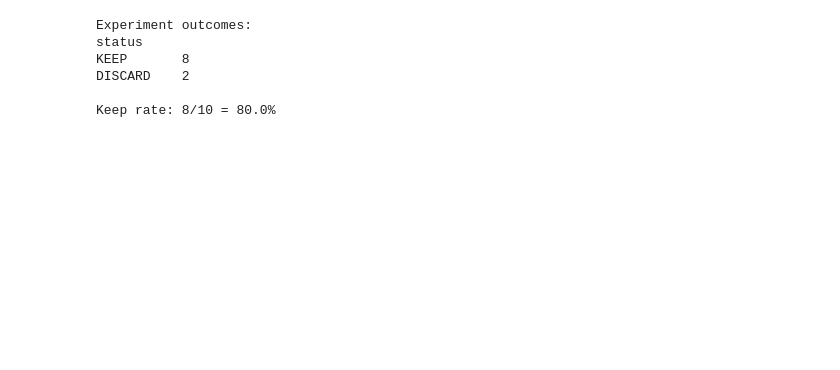
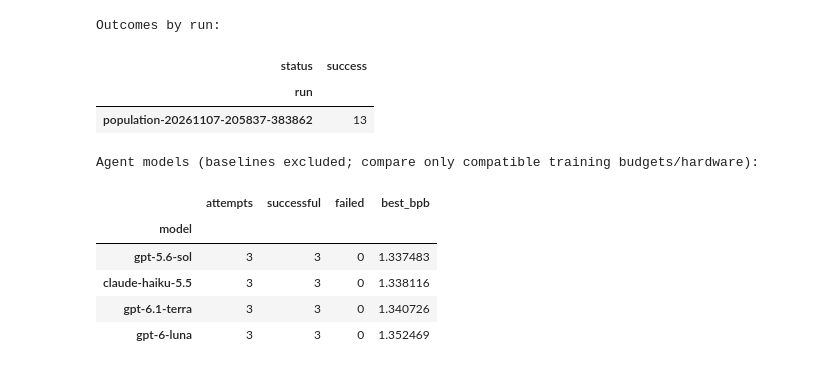
Before and after one commit to ttschuemp/autoresearch-swarm, a Jupyter notebook: analysis.ipynb, the cells around one changed output. Saved outputs shown, nothing was run; the diff lists cells and outputs as text; code cells hidden in the pictures; blank space fills up the shorter version.

```diff
--- a/analysis.ipynb
+++ b/analysis.ipynb
@@ -33,19 +56,29 @@ Columns: ['commit', 'val_bpb', 'memory_gb', 'status', 'description']
 # %%
-counts = df["status"].value_counts()
-print("Experiment outcomes:")
-print(counts.to_string())
+print("Outcomes by run:")
+display(df.groupby(["run", "status"]).size().unstack(fill_value=0))
 
-n_keep = counts.get("KEEP", 0)
-n_discard = counts.get("DISCARD", 0)
-n_crash = counts.get("CRASH", 0)
-n_decided = n_keep + n_discard
-if n_decided > 0:
-    print(f"\nKeep rate: {n_keep}/{n_decided} = {n_keep / n_decided:.1%}")
+attempts = df[~df["baseline"]]
+model_summary = attempts.groupby("model").agg(
+    attempts=("candidate", "size"), successful=("successful", "sum"),
+    best_bpb=("val_bpb", "min"),
+)
+model_summary["failed"] = model_summary["attempts"] - model_summary["successful"]
+print("Agent models (baselines excluded; compare only compatible training budgets/hardware):")
+display(model_summary[["attempts", "successful", "failed", "best_bpb"]].sort_values("best_bpb"))
+failures = df[~df["successful"]]
+if not failures.empty:
+    print("Failed trials:")
+    display(failures[["run", "candidate", "model", "error", "description"]])
 # %% [output]
-Experiment outcomes:
-status
-KEEP       8
-DISCARD    2
-
-Keep rate: 8/10 = 80.0%
+Outcomes by run:
+| status | success |
+| run |  |
+| population-20261107-205837-383862 | 13 |
+Agent models (baselines excluded; compare only compatible training budgets/hardware):
+|  | attempts | successful | failed | best_bpb |
+| model |  |  |  |  |
+| gpt-5.6-sol | 3 | 3 | 0 | 1.337483 |
+| claude-haiku-5.5 | 3 | 3 | 0 | 1.338116 |
+| gpt-6.1-terra | 3 | 3 | 0 | 1.340726 |
+| gpt-6-luna | 3 | 3 | 0 | 1.352469 |
 # %%
```
Also changed, not shown: parts of 9 cells of this notebook, 12 other files.
